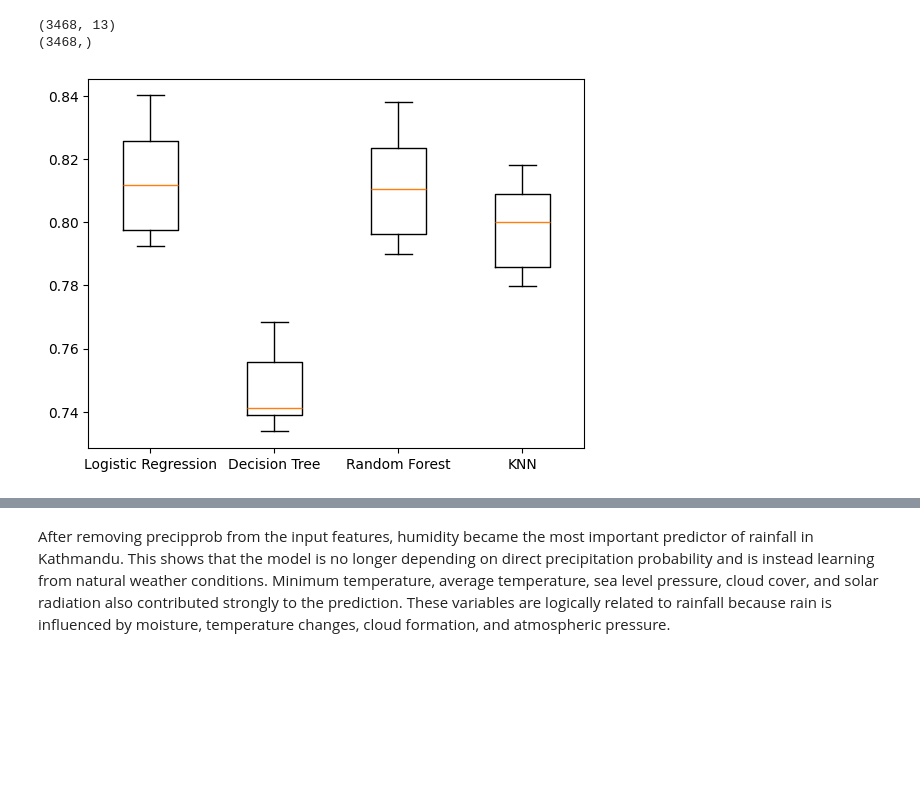
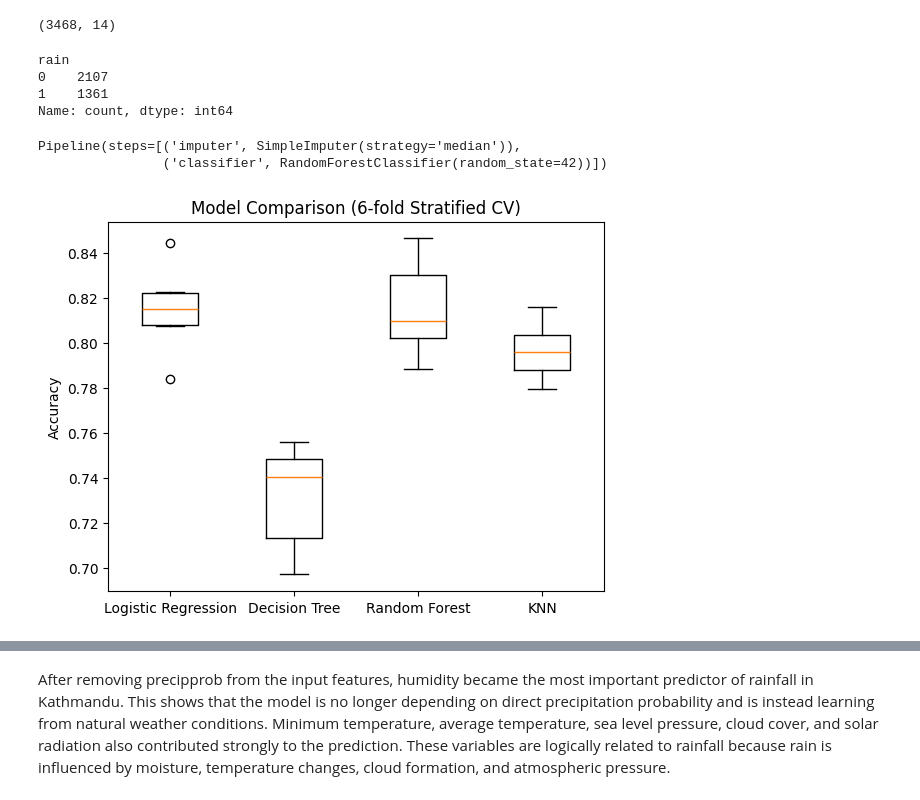
Before and after one commit to suyogkarki1/Rain-Prediction-, a Jupyter notebook: model2.ipynb, the cells around one changed output, grey strips where cells are left out. Drawn from its saved outputs; the diff is of its cells as text; code cells hidden in the pictures; blank space fills up the shorter version.

```diff
--- a/model2.ipynb
+++ b/model2.ipynb
@@ -48,2 +23,0 @@ df.drop('datetime',axis=1,inplace=True)
-# %%
-df['month']=pd.to_datetime(df["month"],format="%m").dt.month_name()
@@ -53,4 +23,0 @@ df["month"]=pd.Categorical(df["month"],categories=month_order, ordered=True)
-# %%
-month_map={"January":1, "February":2, "March":3, "April":4, "May":5, "June":6,
-           "July":7, "August":8, "September":9, "October":10, "November":11, "December":12}
-df["month"]=df["month"].map(month_map)
@@ -62,13 +47,27 @@ y=df["rain"]
 # %%
 
 print(X.shape)
-print(y.shape)
+y.value_counts()
 # %% [output]
-(3468, 13)
-(3468,)
+(3468, 14)
+rain
+0    2107
+1    1361
+Name: count, dtype: int64
 # %%
 from sklearn.model_selection import train_test_split
-X_train,X_test,y_train,y_test=train_test_split(X,y,random_state=42,test_size=0.2)
+X_train,X_test,y_train,y_test=train_test_split(X,y,random_state=42,test_size=0.2,stratify=y)
 # %%
-from sklearn.preprocessing import StandardScaler
-scaler=StandardScaler()
+from sklearn.pipeline import Pipeline
+from sklearn.impute import SimpleImputer
+from sklearn.ensemble import RandomForestClassifier
+
+preprocessing_pipeline = Pipeline(steps=[
+    ('imputer', SimpleImputer(strategy='median')),   # safety net for future missing readings
+    ('classifier', RandomForestClassifier(random_state=42))
+])
+
+preprocessing_pipeline.fit(X_train, y_train)
+# %% [output]
+Pipeline(steps=[('imputer', SimpleImputer(strategy='median')),
+                ('classifier', RandomForestClassifier(random_state=42))])
@@ -87,20 +83,48 @@ from sklearn.metrics import (accuracy_score, precision_score, recall_score, f1_s
                            mean_squared_error, mean_absolute_error, r2_score)
 from sklearn.model_selection import train_test_split, KFold ,cross_val_score
 # %%
-models={'Logistic Regression':LogisticRegression(max_iter=100),
-    'Decision Tree': DecisionTreeClassifier(random_state=42),
-    'Random Forest': RandomForestClassifier(n_estimators=100,random_state=42),
-    'KNN':KNeighborsClassifier(n_neighbors=6)}
+from sklearn.pipeline import Pipeline
+from sklearn.impute import SimpleImputer
+from sklearn.model_selection import StratifiedKFold, cross_val_score
+from sklearn.preprocessing import StandardScaler
+from sklearn.linear_model import LogisticRegression
+from sklearn.tree import DecisionTreeClassifier
+from sklearn.ensemble import RandomForestClassifier
+from sklearn.neighbors import KNeighborsClassifier
+import matplotlib.pyplot as plt
 
-results=[]
+models = {
+    'Logistic Regression': Pipeline([
+        ('imputer', SimpleImputer(strategy='median')),
+        ('scaler', StandardScaler()),
+        ('classifier', LogisticRegression(max_iter=1000))
+    ]),
+    'Decision Tree': Pipeline([
+        ('imputer', SimpleImputer(strategy='median')),
+        ('classifier', DecisionTreeClassifier(random_state=42))
+    ]),
+    'Random Forest': Pipeline([
+        ('imputer', SimpleImputer(strategy='median')),
+        ('classifier', RandomForestClassifier(n_estimators=100, random_state=42))
+    ]),
+    'KNN': Pipeline([
+        ('imputer', SimpleImputer(strategy='median')),
+        ('scaler', StandardScaler()),
+        ('classifier', KNeighborsClassifier(n_neighbors=6))
+    ])
+}
+
+results = []
+kf = StratifiedKFold(n_splits=6, random_state=42, shuffle=True)
 
 for model in models.values():
-    kf = KFold(n_splits=6, random_state=42, shuffle=True)
-    cv_results = cross_val_score(model, X_train_scaled, y_train, cv=kf)
+    cv_results = cross_val_score(model, X_train, y_train, cv=kf)
     results.append(cv_results)
 
-plt.boxplot(results,labels= models.keys())
+plt.boxplot(results, labels=models.keys())
+plt.ylabel("Accuracy")
+plt.title("Model Comparison (6-fold Stratified CV)")
 plt.show()
 # %% [output]
-[figure, old version]
+[figure, new version]
 # %%
```
Also changed, not shown: parts of 27 cells of this notebook, 5 other files.
